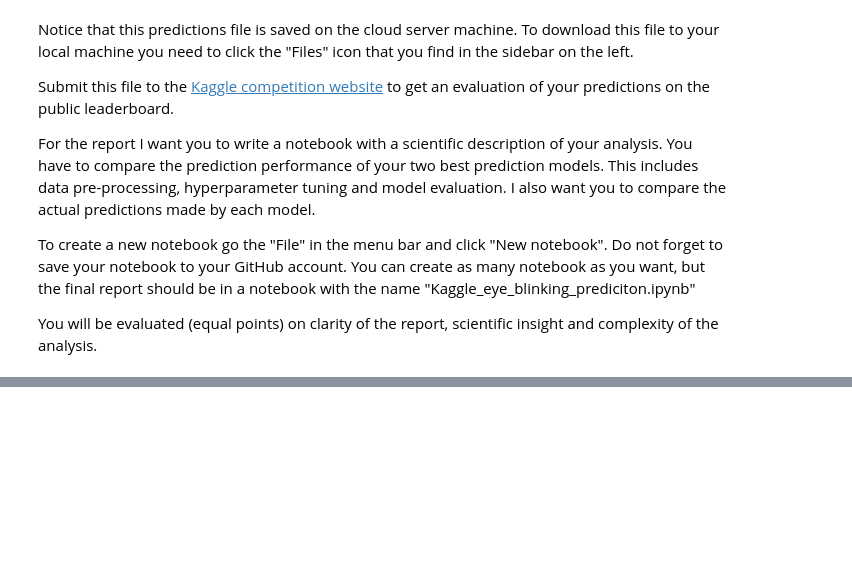
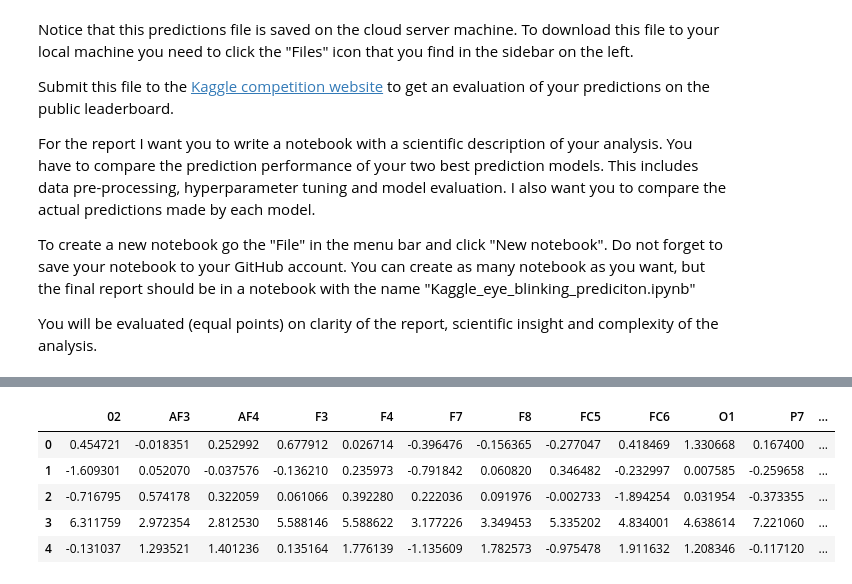
Before and after one commit to taraumutoni/Machine_Learning_course_UGent_D012554_kaggle, a Jupyter notebook: Eye blinking prediction.ipynb, the cells around one changed output, grey strips where cells are left out. Cells and saved outputs as stored; diff of their text form; code cells hidden in the pictures; blank space fills up the shorter version.

```diff
--- a/Eye blinking prediction.ipynb
+++ b/Eye blinking prediction.ipynb
@@ -87,0 +116,17 @@ You will be evaluated (equal points) on clarity of the report, scientific insigh
+# %%
+#1.Start of by weighing all features at the same scale
+from sklearn.preprocessing import StandardScaler
+
+trainset_unscaled_cols = trainset_cols.columns.values
+scaler = StandardScaler()
+scaler.fit(trainset_cols)
+trainset_stand = pd.DataFrame(scaler.transform(trainset_cols),columns=trainset_unscaled_cols)
+
+trainset_stand.head() # standardized features except label column
+# %% [output]
+|  | 02 | AF3 | AF4 | F3 | F4 | F7 | F8 | FC5 | FC6 | O1 | P7 | ... |
+| 0 | 0.454721 | -0.018351 | 0.252992 | 0.677912 | 0.026714 | -0.396476 | -0.156365 | -0.277047 | 0.418469 | 1.330668 | 0.167400 | ... |
+| 1 | -1.609301 | 0.052070 | -0.037576 | -0.136210 | 0.235973 | -0.791842 | 0.060820 | 0.346482 | -0.232997 | 0.007585 | -0.259658 | ... |
+| 2 | -0.716795 | 0.574178 | 0.322059 | 0.061066 | 0.392280 | 0.222036 | 0.091976 | -0.002733 | -1.894254 | 0.031954 | -0.373355 | ... |
+| 3 | 6.311759 | 2.972354 | 2.812530 | 5.588146 | 5.588622 | 3.177226 | 3.349453 | 5.335202 | 4.834001 | 4.638614 | 7.221060 | ... |
+| 4 | -0.131037 | 1.293521 | 1.401236 | 0.135164 | 1.776139 | -1.135609 | 1.782573 | -0.975478 | 1.911632 | 1.208346 | -0.117120 | ... |
```
Also changed, not shown: parts of 4 cells of this notebook.
